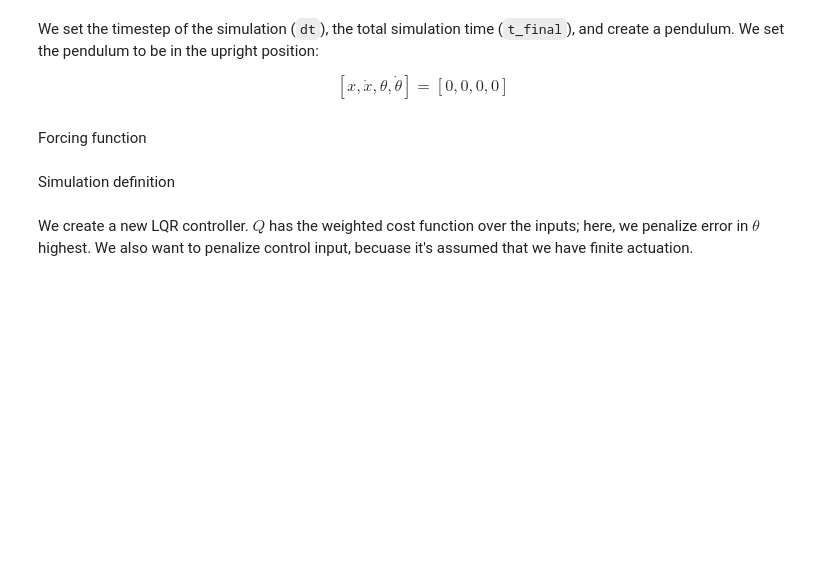
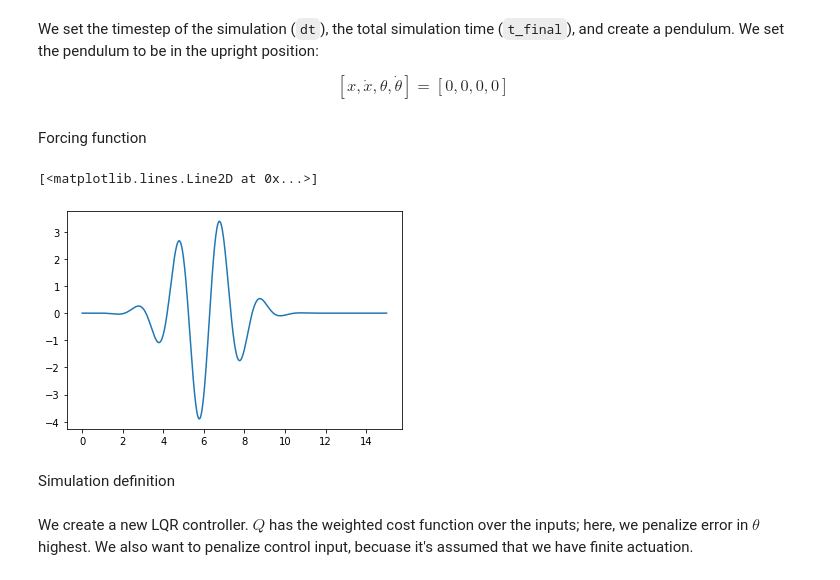
Before and after one commit to rland93/pendsim, a Jupyter notebook: notebooks/LQR.ipynb, the cells around one changed output. Drawn from its saved outputs; the diff is of its cells as text; code cells hidden in the pictures; blank space fills up the shorter version.

```diff
--- a/notebooks/LQR.ipynb
+++ b/notebooks/LQR.ipynb
@@ -35,12 +42,15 @@ pend = pendulum.Pendulum(2.0, 3.0, 2.0, initial_state=np.array([0,0,-.05,0]))
 # %% [markdown]
 Forcing function
 # %%
-c4 = 2, 3.0, 7, 2
+c1, c2, c3, c4 = 2, 3.0, 7, 2
 fshift = 6
 force_fn = lambda t: c1 * np.sin(c2*t) * c3/(c4*np.sqrt(np.pi)) * np.exp(-((t-fshift)/c4)**2)
 fx = np.linspace(0,t_final, 500)
 fy = force_fn(fx)
-ax.plot(fx, fy)
+plt.plot(fx, fy)
+# %% [output]
+[<matplotlib.lines.Line2D at 0x...>]
+[figure, added]
 # %% [markdown]
 Simulation definition
 # %%
```
Also changed, not shown: parts of 10 cells of this notebook.
